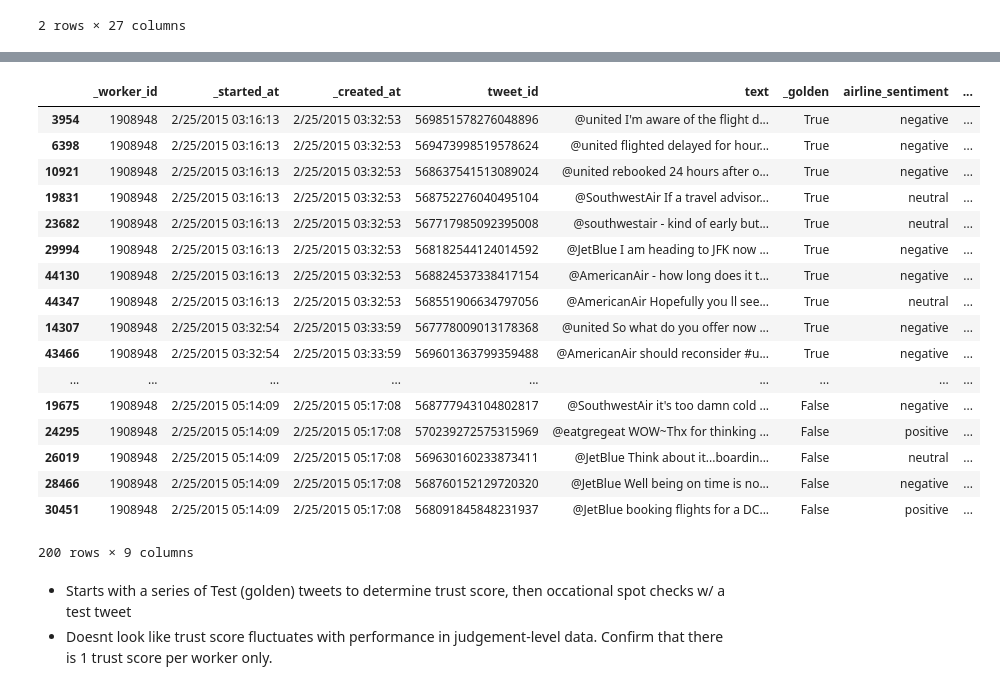
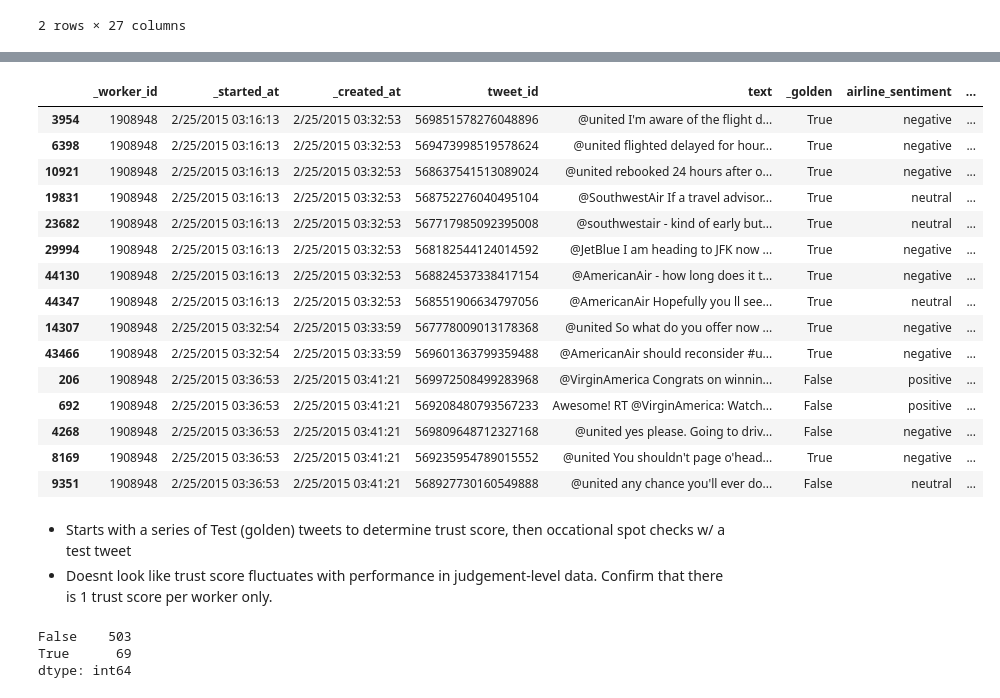
Before and after one commit to whugue/airline-sentiment, a Jupyter notebook: 00-Explore-CF-Data.ipynb, the cells around one changed output, grey strips where cells are left out. Saved outputs shown, nothing was run; the diff lists cells and outputs as text; code cells hidden in the pictures.

```diff
--- a/00-Explore-CF-Data.ipynb
+++ b/00-Explore-CF-Data.ipynb
@@ -4,9 +4,8 @@ A Super Handy CrowdFlower Glossary of Terms can be found [here](https://success.
 # %%
 import numpy as np
 import pandas as pd
-import seaborn as sns
-from matplotlib import pyplot as plt
-%matplotlib inline
+
+pd.set_option("display.max_rows", 500)
 # %% [markdown]
 #### Read-In Jobs-Level Data (from CrowdFlower's *Data for Everyone* [library](https://www.crowdflower.com/data-for-everyone/))
 # %%
@@ -56,27 +74,32 @@ Name: _trust, dtype: float64
 # %%
 ###Look at Progression
 cf.sort_values(by=["_worker_id","_started_at"])[["_worker_id","_started_at","_created_at","tweet_id","text",\
-                                                  "_golden","airline_sentiment","airline_sentiment_gold","_trust"]].head(200)
+                                                  "_golden","airline_sentiment","airline_sentiment_gold","_trust"]].head(15)
 # %% [output]
 |  | _worker_id | _started_at | _created_at | tweet_id | text | _golden | airline_sentiment | ... |
 | 3954 | 1908948 | 2/25/2015 03:16:13 | 2/25/2015 03:32:53 | 569851578276048896 | @united I'm aware of the flight d... | True | negative | ... |
 | 6398 | 1908948 | 2/25/2015 03:16:13 | 2/25/2015 03:32:53 | 569473998519578624 | @united flighted delayed for hour... | True | negative | ... |
 | 10921 | 1908948 | 2/25/2015 03:16:13 | 2/25/2015 03:32:53 | 568637541513089024 | @united rebooked 24 hours after o... | True | negative | ... |
 | 19831 | 1908948 | 2/25/2015 03:16:13 | 2/25/2015 03:32:53 | 568752276040495104 | @SouthwestAir If a travel advisor... | True | neutral | ... |
 | 23682 | 1908948 | 2/25/2015 03:16:13 | 2/25/2015 03:32:53 | 567717985092395008 | @southwestair - kind of early but... | True | neutral | ... |
 | 29994 | 1908948 | 2/25/2015 03:16:13 | 2/25/2015 03:32:53 | 568182544124014592 | @JetBlue I am heading to JFK now ... | True | negative | ... |
 | 44130 | 1908948 | 2/25/2015 03:16:13 | 2/25/2015 03:32:53 | 568824537338417154 | @AmericanAir - how long does it t... | True | negative | ... |
 | 44347 | 1908948 | 2/25/2015 03:16:13 | 2/25/2015 03:32:53 | 568551906634797056 | @AmericanAir Hopefully you ll see... | True | neutral | ... |
 | 14307 | 1908948 | 2/25/2015 03:32:54 | 2/25/2015 03:33:59 | 567778009013178368 | @united So what do you offer now ... | True | negative | ... |
 | 43466 | 1908948 | 2/25/2015 03:32:54 | 2/25/2015 03:33:59 | 569601363799359488 | @AmericanAir should reconsider #u... | True | negative | ... |
-| ... | ... | ... | ... | ... | ... | ... | ... | ... |
-| 19675 | 1908948 | 2/25/2015 05:14:09 | 2/25/2015 05:17:08 | 568777943104802817 | @SouthwestAir it's too damn cold ... | False | negative | ... |
-| 24295 | 1908948 | 2/25/2015 05:14:09 | 2/25/2015 05:17:08 | 570239272575315969 | @eatgregeat WOW~Thx for thinking ... | False | positive | ... |
-| 26019 | 1908948 | 2/25/2015 05:14:09 | 2/25/2015 05:17:08 | 569630160233873411 | @JetBlue Think about it...boardin... | False | neutral | ... |
-| 28466 | 1908948 | 2/25/2015 05:14:09 | 2/25/2015 05:17:08 | 568760152129720320 | @JetBlue Well being on time is no... | False | negative | ... |
-| 30451 | 1908948 | 2/25/2015 05:14:09 | 2/25/2015 05:17:08 | 568091845848231937 | @JetBlue booking flights for a DC... | False | positive | ... |
+| 206 | 1908948 | 2/25/2015 03:36:53 | 2/25/2015 03:41:21 | 569972508499283968 | @VirginAmerica Congrats on winnin... | False | positive | ... |
+| 692 | 1908948 | 2/25/2015 03:36:53 | 2/25/2015 03:41:21 | 569208480793567233 | Awesome! RT @VirginAmerica: Watch... | False | positive | ... |
+| 4268 | 1908948 | 2/25/2015 03:36:53 | 2/25/2015 03:41:21 | 569809648712327168 | @united yes please. Going to driv... | False | negative | ... |
+| 8169 | 1908948 | 2/25/2015 03:36:53 | 2/25/2015 03:41:21 | 569235954789015552 | @united You shouldn't page o'head... | True | negative | ... |
+| 9351 | 1908948 | 2/25/2015 03:36:53 | 2/25/2015 03:41:21 | 568927730160549888 | @united any chance you'll ever do... | False | neutral | ... |
-200 rows × 9 columns
 # %% [markdown]
 * Starts with a series of Test (golden) tweets to determine trust score, then occational spot checks w/ a test tweet
 * Doesnt look like trust score fluctuates with performance in judgement-level data.
 Confirm that there is 1 trust score per worker only.
+# %%
+##Confirm 1 Trust Score Per Worker
+cf.drop_duplicates(["_worker_id","_trust"]).duplicated("_worker_id").value_counts() ##N=69 Workers w/ multiple trust scores
+# %% [output]
+False    503
+True      69
+dtype: int64
```
Also changed, not shown: parts of 16 cells of this notebook.
